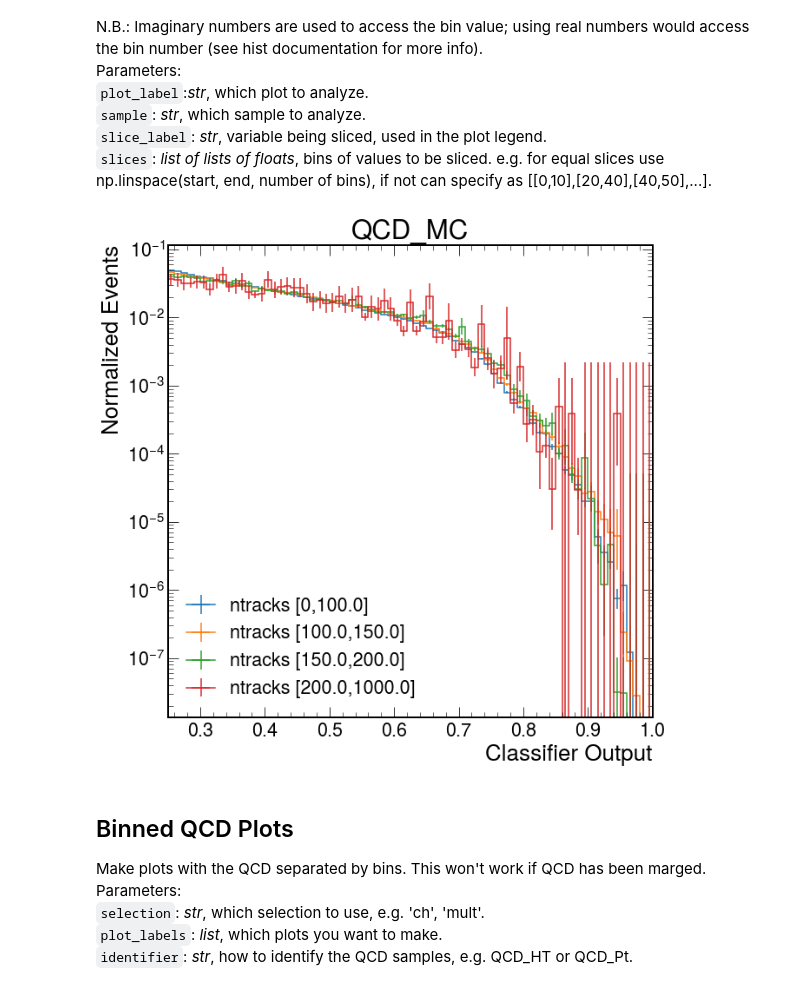
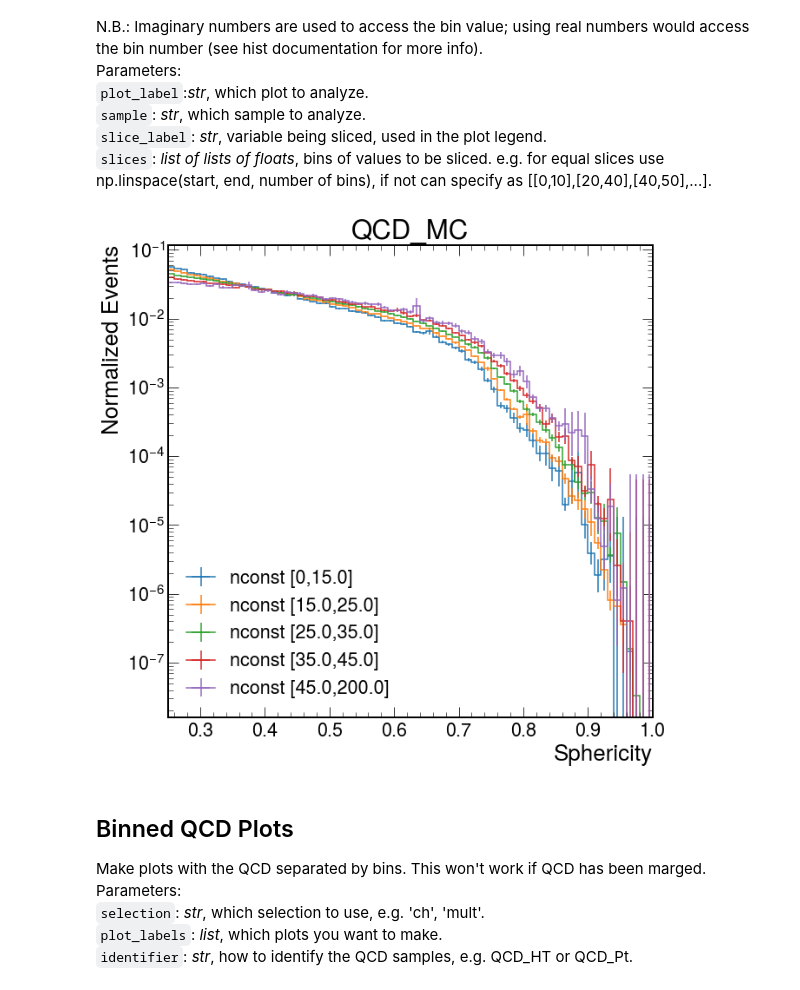
Before and after one commit to SUEPPhysics/SUEPCoffea_dask, a Jupyter notebook: plotting/plot.ipynb, the cells around one changed output. Drawn from its saved outputs; the diff is of its cells as text; code cells hidden in the pictures.

```diff
--- a/plotting/plot.ipynb
+++ b/plotting/plot.ipynb
@@ -23,8 +23,8 @@ matplotlib.rcParams.update({'figure.max_open_warning': 0})
 `infile_names`: _array of str_: full paths of .pkl files.<br>
 # %%
 # parameters
-input_label = 'jetIDv2_L40_ntracks'
-output_label = '/home/submit/lavezzo/public_html/SUEP/test/'
+input_label = 'L35Cut'
+output_label = '/home/submit/lavezzo/public_html/SUEP/nPVs_l35_njets2_study/'
 file_ext = '.png'
 
 # input .pkl files
@@ -510,30 +530,30 @@ Parameters:<br>
 `slices`: _list of lists of floats_, bins of values to be sliced. e.g. for equal slices use np.linspace(start, end, number of bins), if not can specify as [[0,10],[20,40],[40,50],...].
 # %%
 # parameters
-plot_label = '2D_SUEP_spher_ntracks_ch'
+plot_label = '2D_SUEP_spher_SUEP_nconst_ch'
 sample = 'QCD_MC'
-slice_label = 'ntracks'
-slices = [[0,100j],[100j,150j],[150j,200j],[200j,1000j]]
-
+slice_label = 'nconst'
+slices = [[0,15j],[15j,25j],[25j,35j],[35j,45j],[45j,200j]]
+#slices = [[0,40j],[40j,80j],[80j,120j],[120j,160j],[160j,500j]]
 for i in range(len(slices)):
     val_lo = slices[i][0]
     val_up = slices[i][1]
 
     h = plots[sample][plot_label][:,val_lo:val_up:sum]
 
     hep.histplot(h,
                  yerr=True, density=True,
                  label=slice_label+" [{0},{1}]".format(val_lo.imag, val_up.imag))
 
 plt.legend()
 plt.title(sample)
 plt.xlim(0.25,1.0)
 plt.yscale('log')
 plt.ylabel("Normalized Events")
-plt.xlabel("Classifier Output")
-plt.savefig(output_label + "SUEP_1D_slices" + file_ext,  bbox_inches='tight')
+plt.xlabel("Sphericity")
+plt.savefig(output_label + plot_label + "_1D_SLICES_" + file_ext,  bbox_inches='tight')
 # %% [output]
-[figure, old version]
+[figure, new version]
 # %% [markdown]
 ## Binned QCD Plots
 Make plots with the QCD separated by bins. This won't work if QCD has been marged. <br>
```
Also changed, not shown: parts of 7 cells of this notebook, 1 other file.
